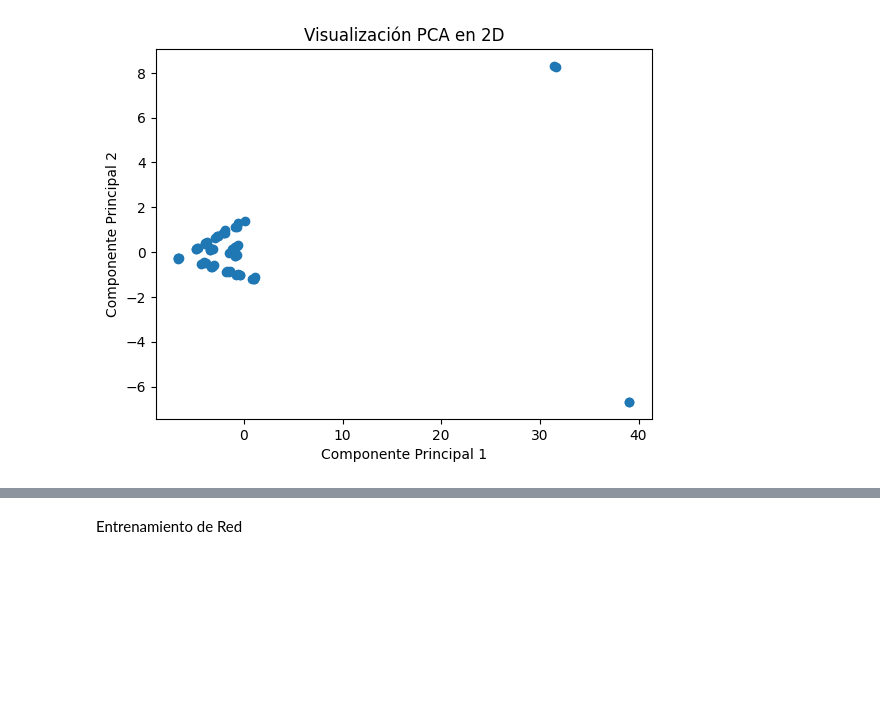
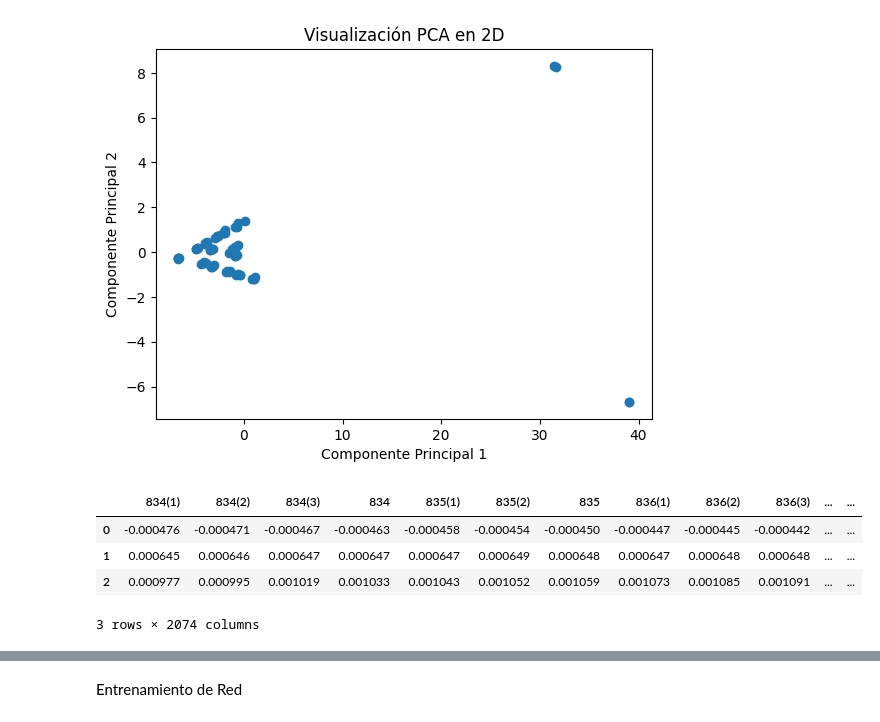
Before and after one commit to jisusP/MachineLearning, a Jupyter notebook: et_met_gas.ipynb, the cells around one changed output, grey strips where cells are left out. Drawn from its saved outputs; the diff is of its cells as text; code cells hidden in the pictures; blank space fills up the shorter version.

```diff
--- a/et_met_gas.ipynb
+++ b/et_met_gas.ipynb
@@ -53,3 +53,12 @@ plt.title('Visualización PCA en 2D')
 plt.show()
 # %% [output]
 [figure]
+# %%
+loadings = pd.DataFrame(pca.components_, columns=x.columns)
+loadings
+# %% [output]
+|  | 834(1) | 834(2) | 834(3) | 834 | 835(1) | 835(2) | 835 | 836(1) | 836(2) | 836(3) | ... | ... |
+| 0 | -0.000476 | -0.000471 | -0.000467 | -0.000463 | -0.000458 | -0.000454 | -0.000450 | -0.000447 | -0.000445 | -0.000442 | ... | ... |
+| 1 | 0.000645 | 0.000646 | 0.000647 | 0.000647 | 0.000647 | 0.000649 | 0.000648 | 0.000647 | 0.000648 | 0.000648 | ... | ... |
+| 2 | 0.000977 | 0.000995 | 0.001019 | 0.001033 | 0.001043 | 0.001052 | 0.001059 | 0.001073 | 0.001085 | 0.001091 | ... | ... |
+3 rows × 2074 columns
```
Also changed, not shown: parts of 9 cells of this notebook.
